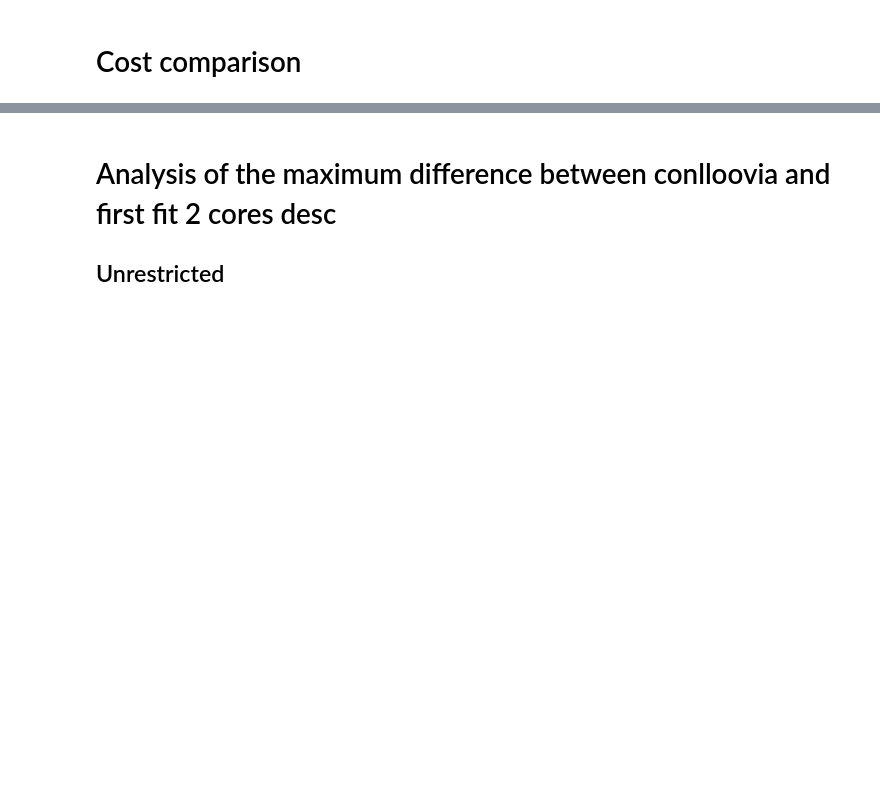
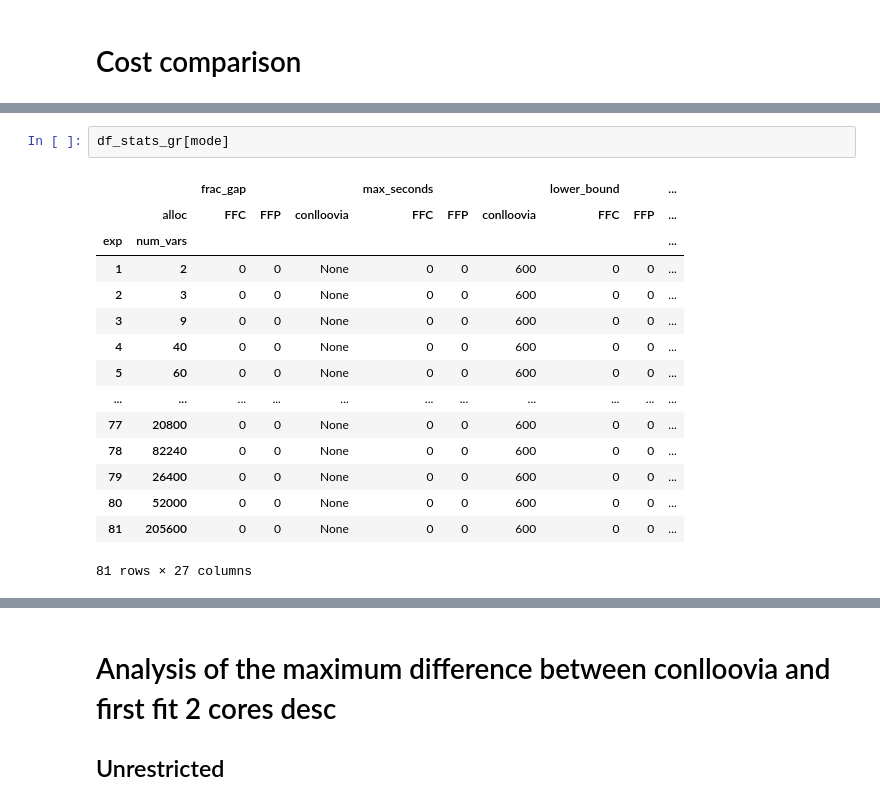
Before and after one commit to asi-uniovi/conlloovia_exp, a Jupyter notebook: ExpSize.ipynb, the cells around one changed output, grey strips where cells are left out. Drawn from its saved outputs; the diff is of its cells as text; blank space fills up the shorter version.

```diff
--- a/ExpSize.ipynb
+++ b/ExpSize.ipynb
@@ -795 +761,19 @@ Status.INTEGER_FEASIBLE                     81.0    81.0
+# %%
+df_stats_gr[mode]
+# %% [output]
+|  |  | frac_gap |  |  | max_seconds |  |  | lower_bound |  | ... |
+|  | alloc | FFC | FFP | conlloovia | FFC | FFP | conlloovia | FFC | FFP | ... |
+| exp | num_vars |  |  |  |  |  |  |  |  | ... |
+| 1 | 2 | 0 | 0 | None | 0 | 0 | 600 | 0 | 0 | ... |
+| 2 | 3 | 0 | 0 | None | 0 | 0 | 600 | 0 | 0 | ... |
+| 3 | 9 | 0 | 0 | None | 0 | 0 | 600 | 0 | 0 | ... |
+| 4 | 40 | 0 | 0 | None | 0 | 0 | 600 | 0 | 0 | ... |
+| 5 | 60 | 0 | 0 | None | 0 | 0 | 600 | 0 | 0 | ... |
+| ... | ... | ... | ... | ... | ... | ... | ... | ... | ... | ... |
+| 77 | 20800 | 0 | 0 | None | 0 | 0 | 600 | 0 | 0 | ... |
+| 78 | 82240 | 0 | 0 | None | 0 | 0 | 600 | 0 | 0 | ... |
+| 79 | 26400 | 0 | 0 | None | 0 | 0 | 600 | 0 | 0 | ... |
+| 80 | 52000 | 0 | 0 | None | 0 | 0 | 600 | 0 | 0 | ... |
+| 81 | 205600 | 0 | 0 | None | 0 | 0 | 600 | 0 | 0 | ... |
+81 rows × 27 columns
 # %%
```
Also changed, not shown: parts of 17 cells of this notebook, 2 other files.
